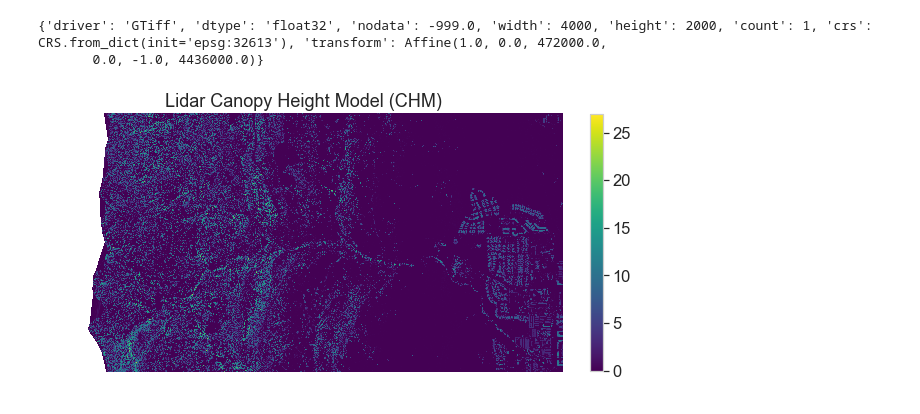
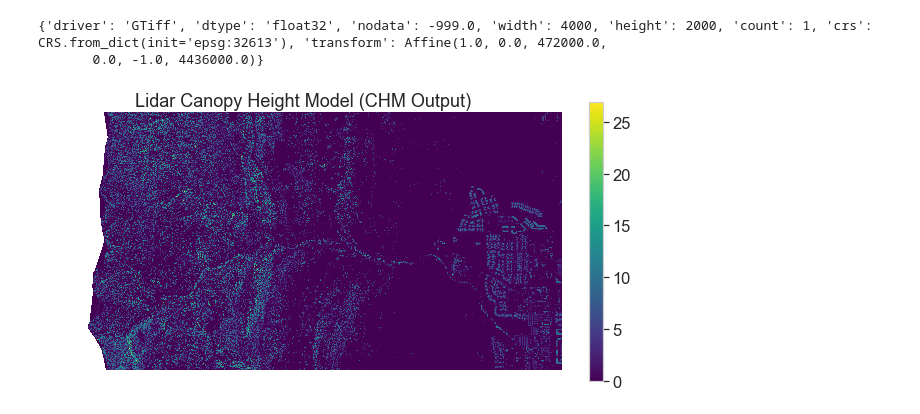
Before and after one commit to arijitd2/Geospatial-Analysis-Preliminary, a Jupyter notebook: canopy-height-model.ipynb, the cells around one changed output. Saved outputs shown, nothing was run; the diff lists cells and outputs as text; code cells hidden in the pictures.

Commit message:
Plot changes

```diff
--- a/canopy-height-model.ipynb
+++ b/canopy-height-model.ipynb
@@ -161,10 +161,10 @@ with rio.open('D://DL//Projects//earth-analytics-python//spatial//outputs//lidar
 # %%
 # plot the data
 fig, ax = plt.subplots(figsize = (10,6))
 chm_o_plot = ax.imshow(lidar_chm_o_im,
                      cmap='viridis')
-fig.colorbar(chm_o_plot, fraction=.023, ax=ax)
-ax.set_title("Lidar Canopy Height Model (CHM)")
+fig.colorbar(chm_o_plot, fraction=.025, ax=ax)
+ax.set_title("Lidar Canopy Height Model (CHM Output)")
 ax.set_axis_off();
 # %% [output]
-[figure, old version]
+[figure, new version]
```
